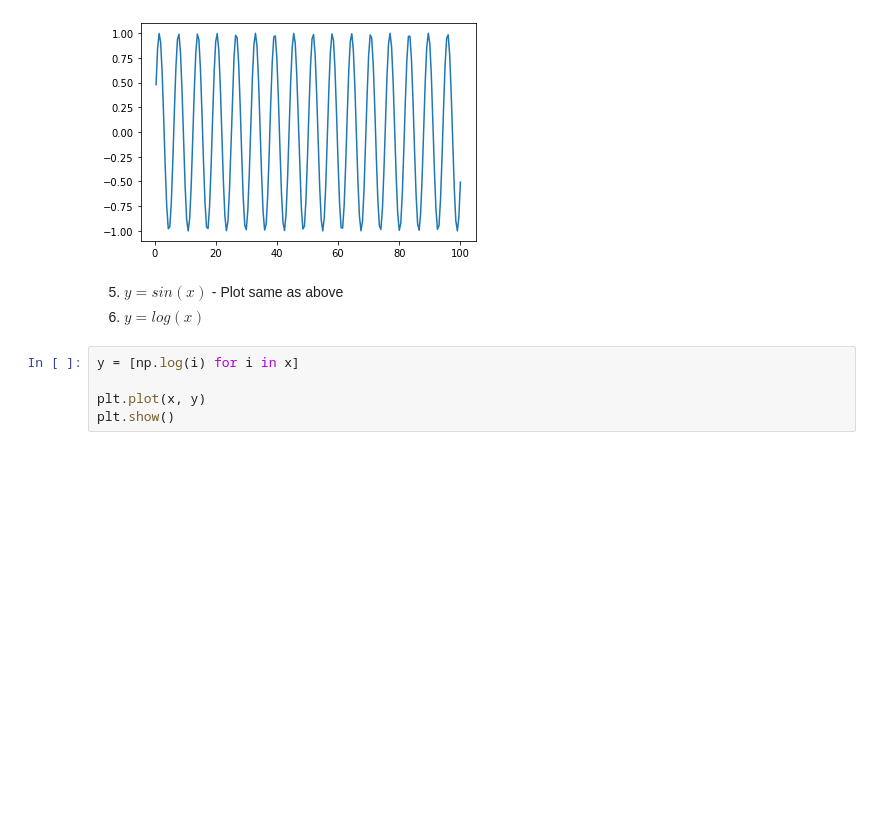
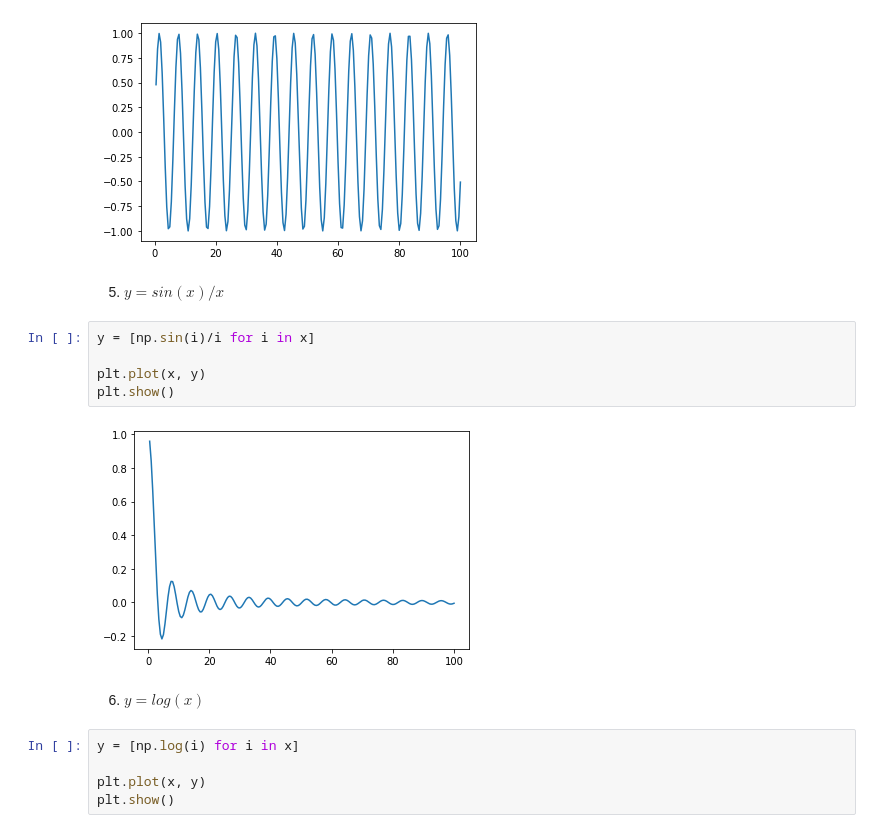
Before and after one commit to hari-19/ES654-ml-prerequisite, a Jupyter notebook: 22250011_ML_Prerequisite.ipynb, the cells around one changed output. Saved outputs shown, nothing was run; the diff lists cells and outputs as text; blank space fills up the shorter version.

```diff
--- a/22250011_ML_Prerequisite.ipynb
+++ b/22250011_ML_Prerequisite.ipynb
@@ -418,8 +418,17 @@ plt.show()
 # %% [output]
 [figure]
 # %% [markdown]
-5. $y = sin(x)$ - Plot same as above
-6. $y = log(x)$
+5. $y = sin(x)/x$
+# %%
+y = [np.sin(i)/i for i in x]
+
+plt.plot(x, y)
+plt.show()
+# %% [output]
+[figure, added]
+# %% [markdown]
+
+6. $y = log(x)$
 # %%
 y = [np.log(i) for i in x]
 
```
